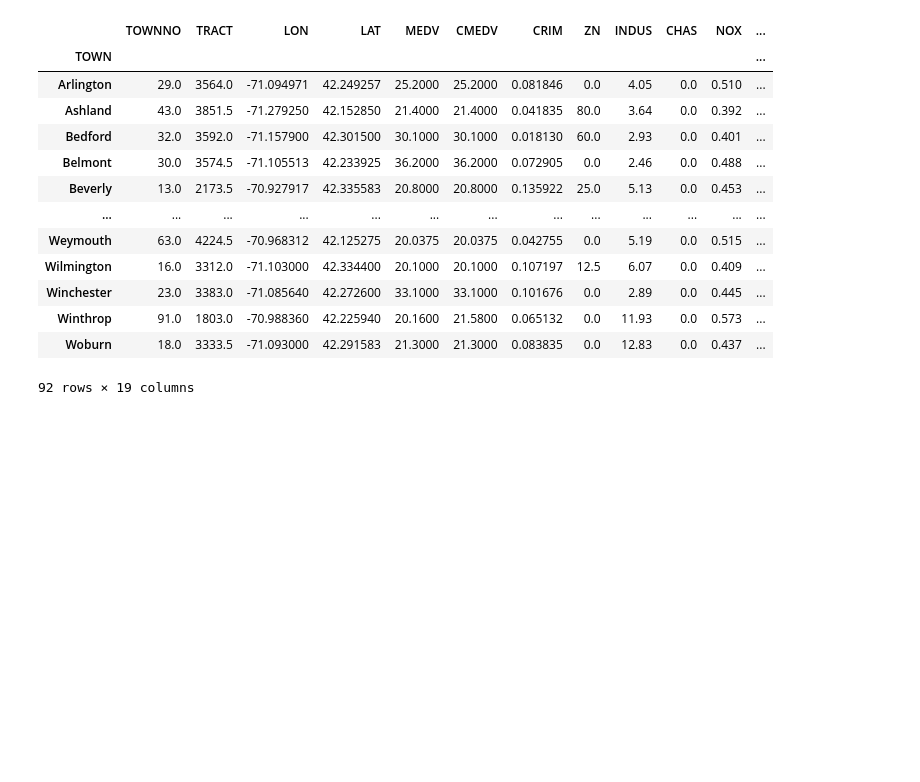
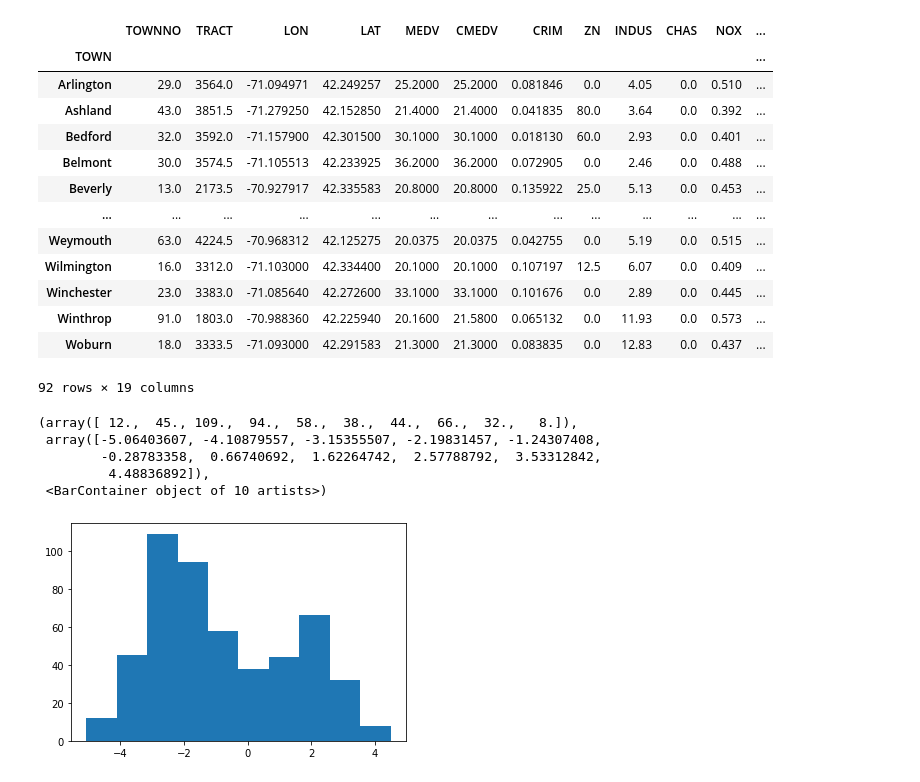
Before and after one commit to namiyousef/ai_hack_2021, a Jupyter notebook: data_exploration/quick_exploration_housing.ipynb, the cells around one changed output. Saved outputs shown, nothing was run; the diff lists cells and outputs as text; code cells hidden in the pictures; blank space fills up the shorter version.

```diff
--- a/data_exploration/quick_exploration_housing.ipynb
+++ b/data_exploration/quick_exploration_housing.ipynb
@@ -66,3 +66,14 @@ profiles = [
 # %%
 for profile, name in zip(profiles, file_names):
     profile.to_file(name[:-3]+ 'html')
+# %%
+import numpy as np
+import matplotlib.pyplot as plt
+plt.hist(np.log(dfs[1].CRIM))
+# %% [output]
+(array([ 12.,  45., 109.,  94.,  58.,  38.,  44.,  66.,  32.,   8.]),
+ array([-5.06403607, -4.10879557, -3.15355507, -2.19831457, -1.24307408,
+        -0.28783358,  0.66740692,  1.62264742,  2.57788792,  3.53312842,
+         4.48836892]),
+ <BarContainer object of 10 artists>)
+[figure, added]
```
